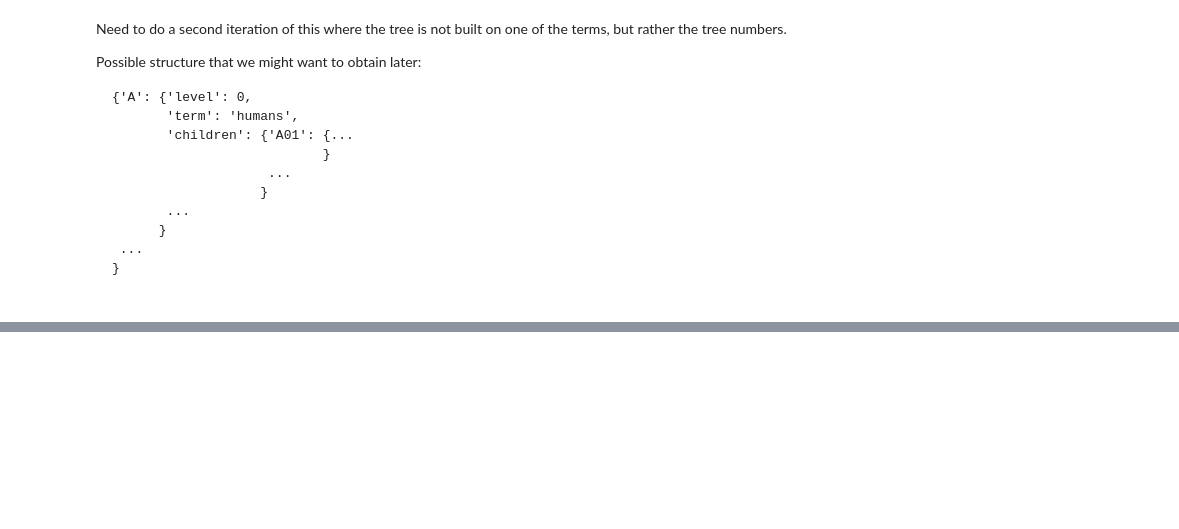
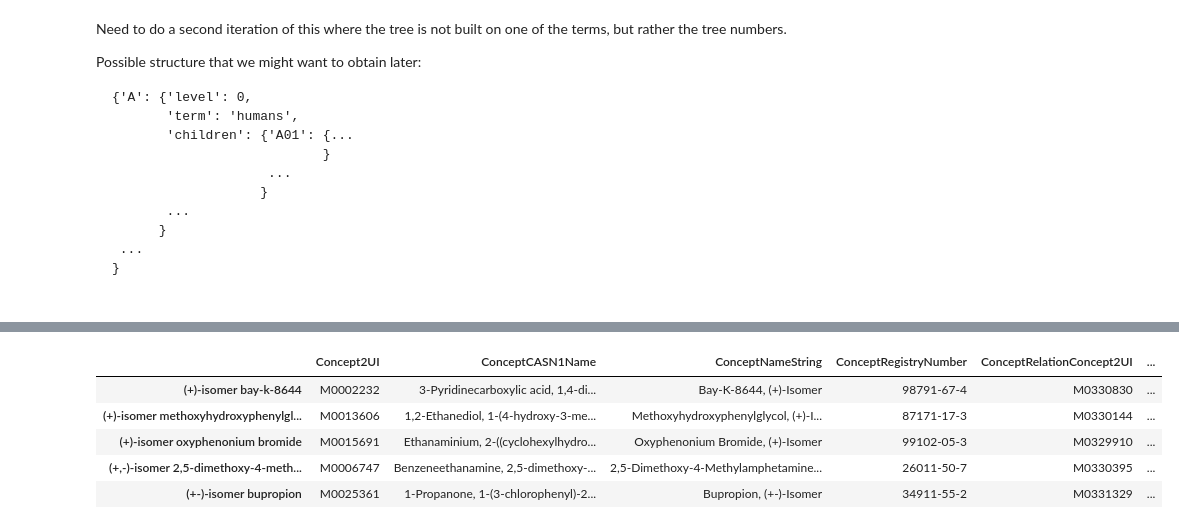
Before and after one commit to georgerichardson/rwjf, a Jupyter notebook: notebooks/04_gr_mesh_processing.ipynb, the cells around one changed output, grey strips where cells are left out. Saved outputs shown, nothing was run; the diff lists cells and outputs as text; code cells hidden in the pictures; blank space fills up the shorter version.

```diff
--- a/notebooks/04_gr_mesh_processing.ipynb
+++ b/notebooks/04_gr_mesh_processing.ipynb
@@ -368,0 +457,9 @@ desc_2018_df_2[desc_2018_df_2['TermString'].str.contains('informat')]
+# %%
+df.head()
+# %% [output]
+|  | Concept2UI | ConceptCASN1Name | ConceptNameString | ConceptRegistryNumber | ConceptRelationConcept2UI | ... |
+| (+)-isomer bay-k-8644 | M0002232 | 3-Pyridinecarboxylic acid, 1,4-di... | Bay-K-8644, (+)-Isomer | 98791-67-4 | M0330830 | ... |
+| (+)-isomer methoxyhydroxyphenylgl... | M0013606 | 1,2-Ethanediol, 1-(4-hydroxy-3-me... | Methoxyhydroxyphenylglycol, (+)-I... | 87171-17-3 | M0330144 | ... |
+| (+)-isomer oxyphenonium bromide | M0015691 | Ethanaminium, 2-((cyclohexylhydro... | Oxyphenonium Bromide, (+)-Isomer | 99102-05-3 | M0329910 | ... |
+| (+,-)-isomer 2,5-dimethoxy-4-meth... | M0006747 | Benzeneethanamine, 2,5-dimethoxy-... | 2,5-Dimethoxy-4-Methylamphetamine... | 26011-50-7 | M0330395 | ... |
+| (+-)-isomer bupropion | M0025361 | 1-Propanone, 1-(3-chlorophenyl)-2... | Bupropion, (+-)-Isomer | 34911-55-2 | M0331329 | ... |
```
Also changed, not shown: parts of 23 cells of this notebook, 7 other files.
